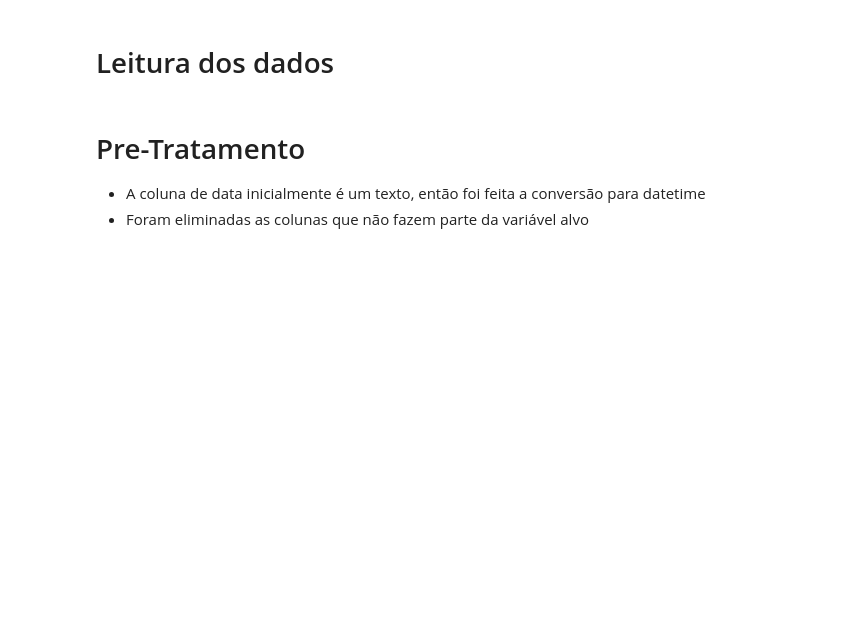
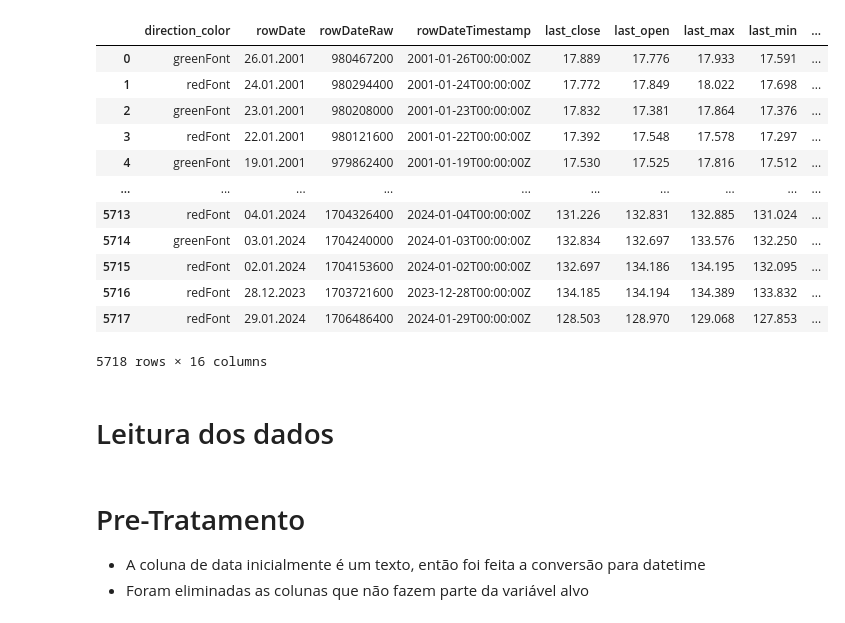
Before and after one commit to pixuimpou/techchallenge-fiap-2, a Jupyter notebook: analise.ipynb, the cells around one changed output. Saved outputs shown, nothing was run; the diff lists cells and outputs as text; code cells hidden in the pictures; blank space fills up the shorter version.

Commit message:
le dados do google

```diff
--- a/analise.ipynb
+++ b/analise.ipynb
@@ -10,6 +10,24 @@ from sklearn.metrics import mean_absolute_percentage_error
 
 from utils import Config
 from plots import plot_seasonal_decompose, plot_arima_forecast, plot_svm
+# %%
+url = "https://drive.google.com/file/d/1l5vTZCEBk22HNw5ttfXuo3Q9l7XW-led/view?usp=sharing"
+path = 'https://drive.google.com/uc?export=download&id='+url.split('/')[-2]
+pd.read_json(path)
+# %% [output]
+|  | direction_color | rowDate | rowDateRaw | rowDateTimestamp | last_close | last_open | last_max | last_min | ... |
+| 0 | greenFont | 26.01.2001 | 980467200 | 2001-01-26T00:00:00Z | 17.889 | 17.776 | 17.933 | 17.591 | ... |
+| 1 | redFont | 24.01.2001 | 980294400 | 2001-01-24T00:00:00Z | 17.772 | 17.849 | 18.022 | 17.698 | ... |
+| 2 | greenFont | 23.01.2001 | 980208000 | 2001-01-23T00:00:00Z | 17.832 | 17.381 | 17.864 | 17.376 | ... |
+| 3 | redFont | 22.01.2001 | 980121600 | 2001-01-22T00:00:00Z | 17.392 | 17.548 | 17.578 | 17.297 | ... |
+| 4 | greenFont | 19.01.2001 | 979862400 | 2001-01-19T00:00:00Z | 17.530 | 17.525 | 17.816 | 17.512 | ... |
+| ... | ... | ... | ... | ... | ... | ... | ... | ... | ... |
+| 5713 | redFont | 04.01.2024 | 1704326400 | 2024-01-04T00:00:00Z | 131.226 | 132.831 | 132.885 | 131.024 | ... |
+| 5714 | greenFont | 03.01.2024 | 1704240000 | 2024-01-03T00:00:00Z | 132.834 | 132.697 | 133.576 | 132.250 | ... |
+| 5715 | redFont | 02.01.2024 | 1704153600 | 2024-01-02T00:00:00Z | 132.697 | 134.186 | 134.195 | 132.095 | ... |
+| 5716 | redFont | 28.12.2023 | 1703721600 | 2023-12-28T00:00:00Z | 134.185 | 134.194 | 134.389 | 133.832 | ... |
+| 5717 | redFont | 29.01.2024 | 1706486400 | 2024-01-29T00:00:00Z | 128.503 | 128.970 | 129.068 | 127.853 | ... |
+5718 rows × 16 columns
 # %% [markdown]
 # Leitura dos dados
 # %%
```
Also changed, not shown: 3 other files.
